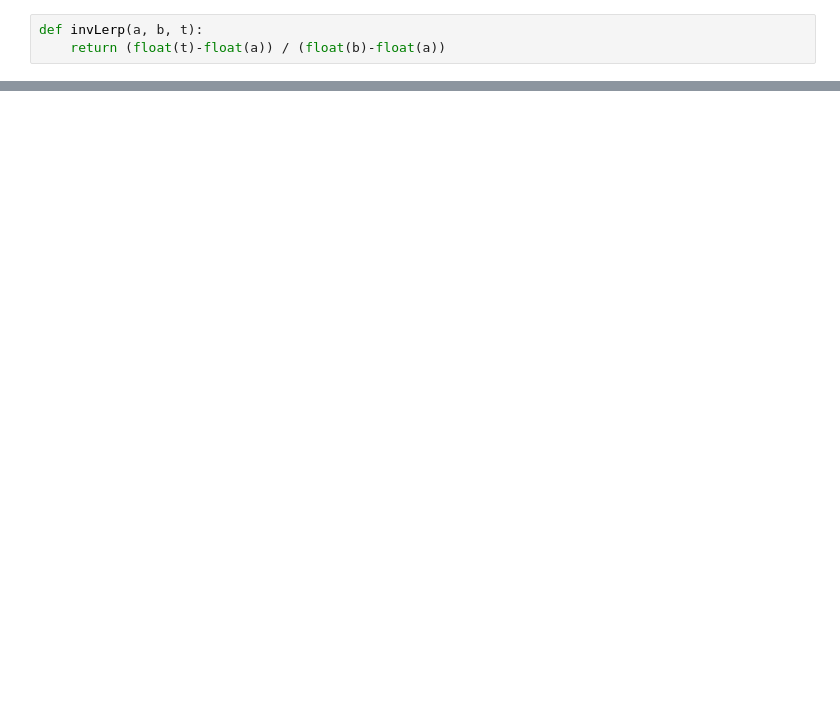
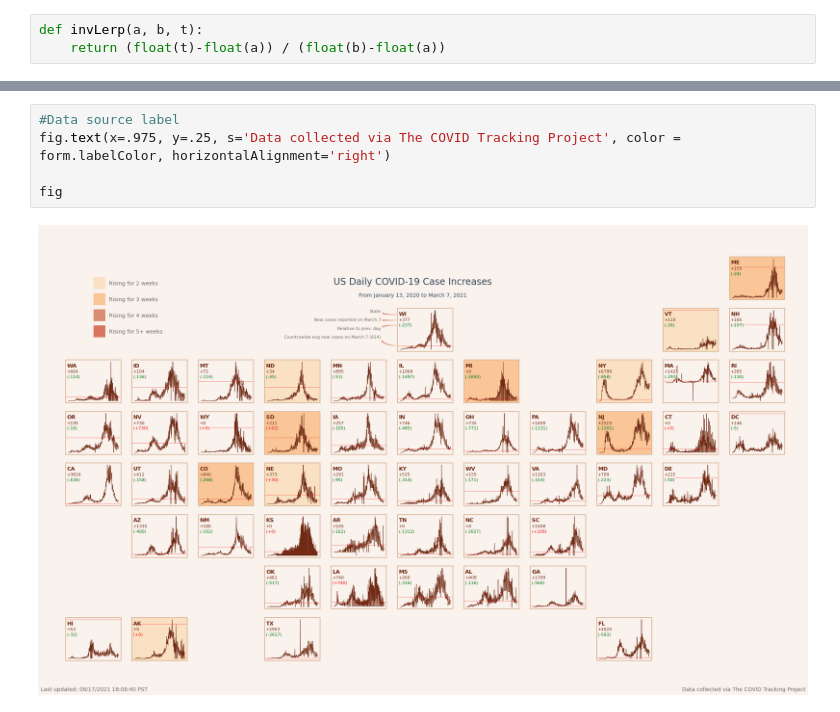
Before and after one commit to mura94/covid_tracking_us, a Jupyter notebook: CovidUS.ipynb, the cells around one changed output, grey strips where cells are left out. Saved outputs shown, nothing was run; the diff lists cells and outputs as text; blank space fills up the shorter version.

```diff
--- a/CovidUS.ipynb
+++ b/CovidUS.ipynb
@@ -217,0 +241,7 @@ Text(0.975, 0.25, 'Data collected via The COVID Tracking Project')
+# %%
+#Data source label
+fig.text(x=.975, y=.25, s='Data collected via The COVID Tracking Project', color = form.labelColor, horizontalAlignment='right')
+
+fig
+# %% [output]
+[figure, added]
```
Also changed, not shown: parts of 37 cells of this notebook, 1 other file.
